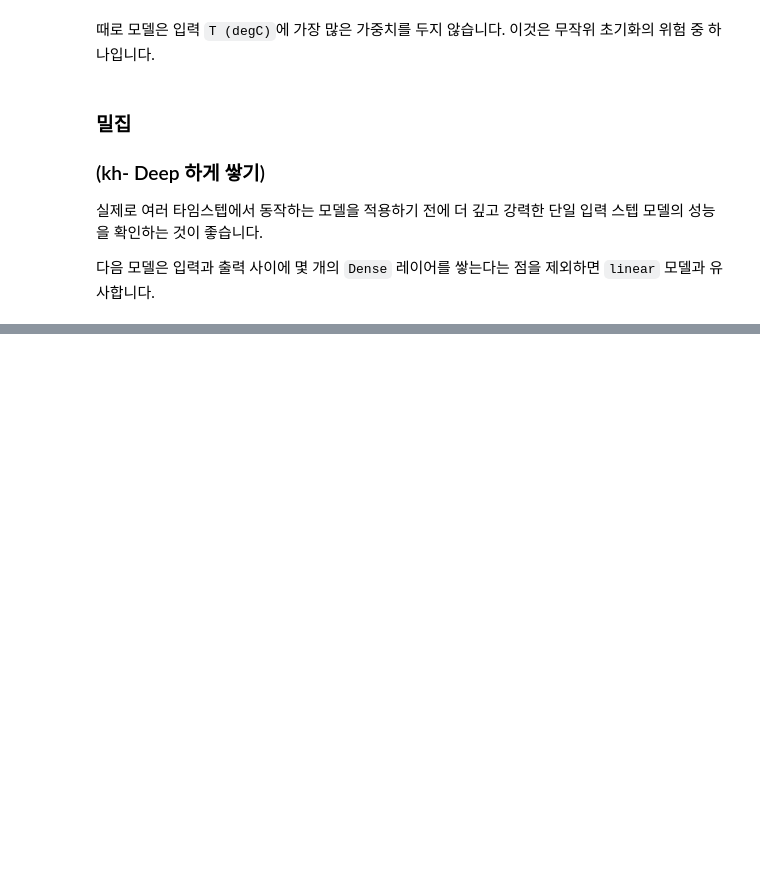
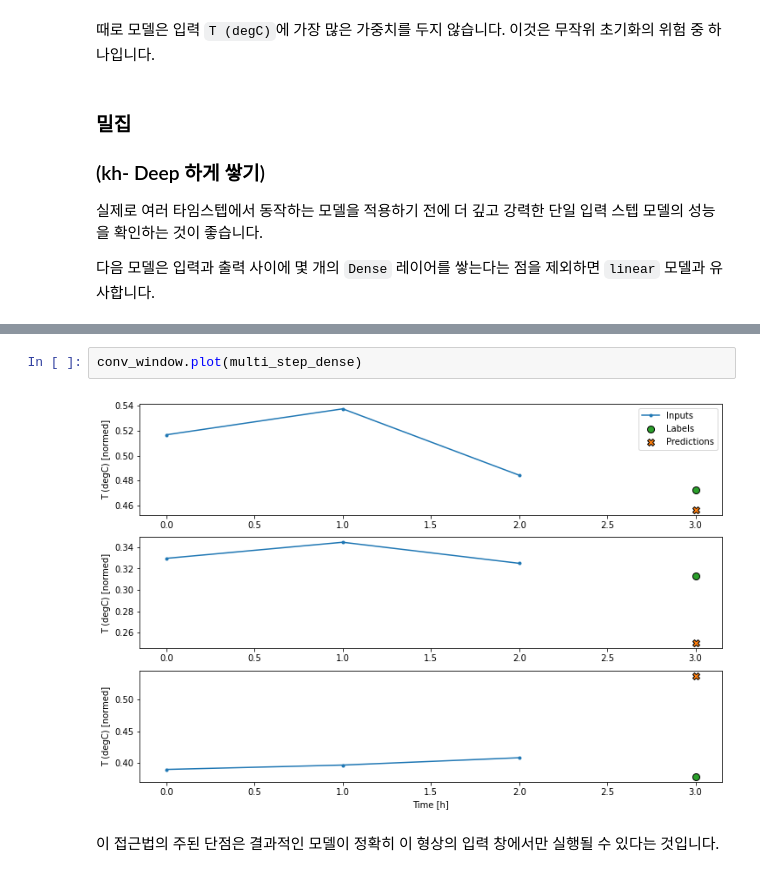
Before and after one commit to kayeekim/kayeekim.github.io, a Jupyter notebook: _code_practice/Tensorflow_Time_Series_Prediction_KH.ipynb, the cells around one changed output, grey strips where cells are left out. Cells and saved outputs as stored; diff of their text form; blank space fills up the shorter version.

```diff
--- a/_code_practice/Tensorflow_Time_Series_Prediction_KH.ipynb
+++ b/_code_practice/Tensorflow_Time_Series_Prediction_KH.ipynb
@@ -1014,0 +1101,6 @@ kh check---
+# %%
+conv_window.plot(multi_step_dense)
+# %% [output]
+[figure, added]
+# %% [markdown]
+이 접근법의 주된 단점은 결과적인 모델이 정확히 이 형상의 입력 창에서만 실행될 수 있다는 것입니다.
```
Also changed, not shown: parts of 41 cells of this notebook.
